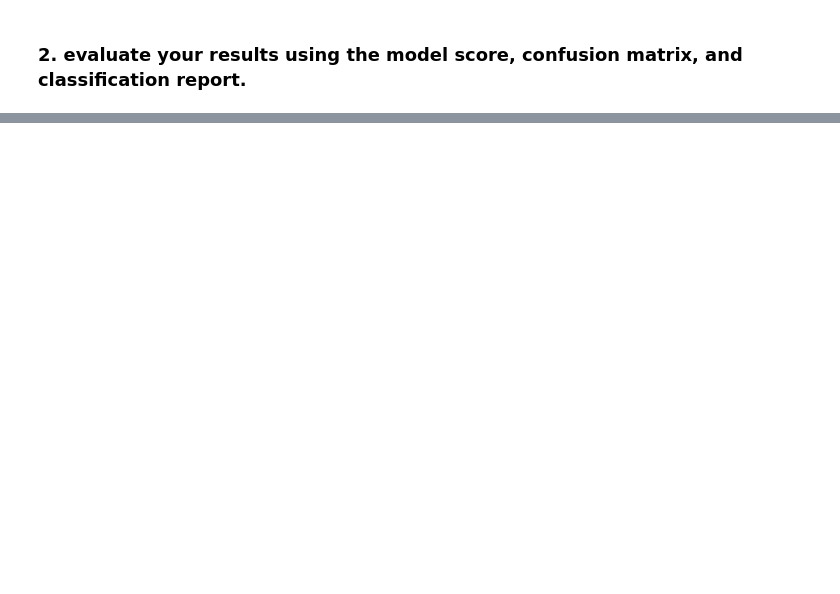
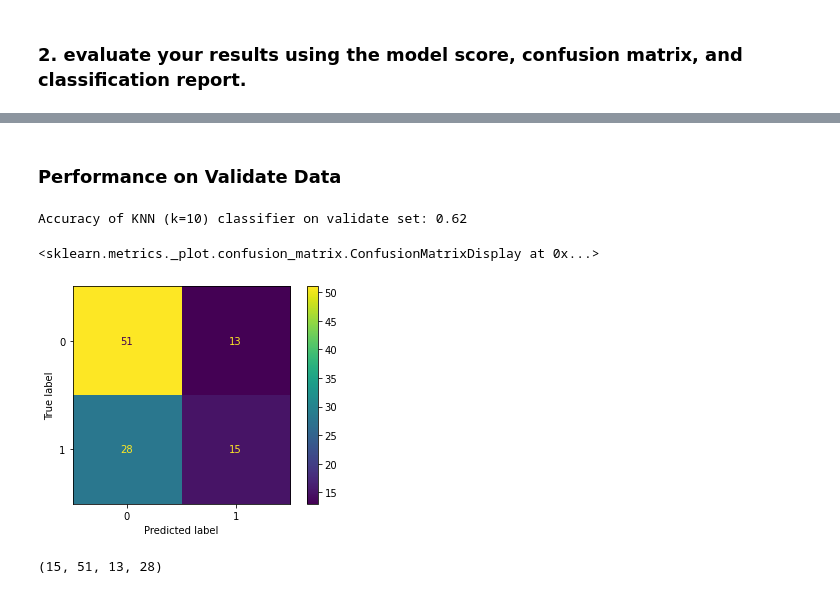
Before and after one commit to cristinalucin/classification-exercises, a Jupyter notebook: model.ipynb, the cells around one changed output, grey strips where cells are left out. Saved outputs shown, nothing was run; the diff lists cells and outputs as text; code cells hidden in the pictures; blank space fills up the shorter version.

```diff
--- a/model.ipynb
+++ b/model.ipynb
@@ -1204,0 +1447,7 @@ Accuracy of KNN (k=5) classifier on validate set: 0.69
+# %% [markdown]
+### Performance on Validate Data
+# %%
+print('Accuracy of KNN (k=10) classifier on validate set: {:.2f}'
+     .format(knn.score(X_validate, y_validate)))
+# %% [output]
+Accuracy of KNN (k=10) classifier on validate set: 0.62
@@ -1204,0 +1457,13 @@ Accuracy of KNN (k=5) classifier on validate set: 0.69
+# %%
+plot_confusion_matrix(knn, X_validate, y_validate)
+# %% [output]
+<sklearn.metrics._plot.confusion_matrix.ConfusionMatrixDisplay at 0x...>
+[figure, added]
+# %%
+TN, FP, FN, TP = confusion_matrix(y_validate, y_pred).ravel()
+
+ALL = TP + TN + FP + FN
+
+TP, TN, FP, FN
+# %% [output]
+(15, 51, 13, 28)
```
Also changed, not shown: parts of 62 cells of this notebook.
